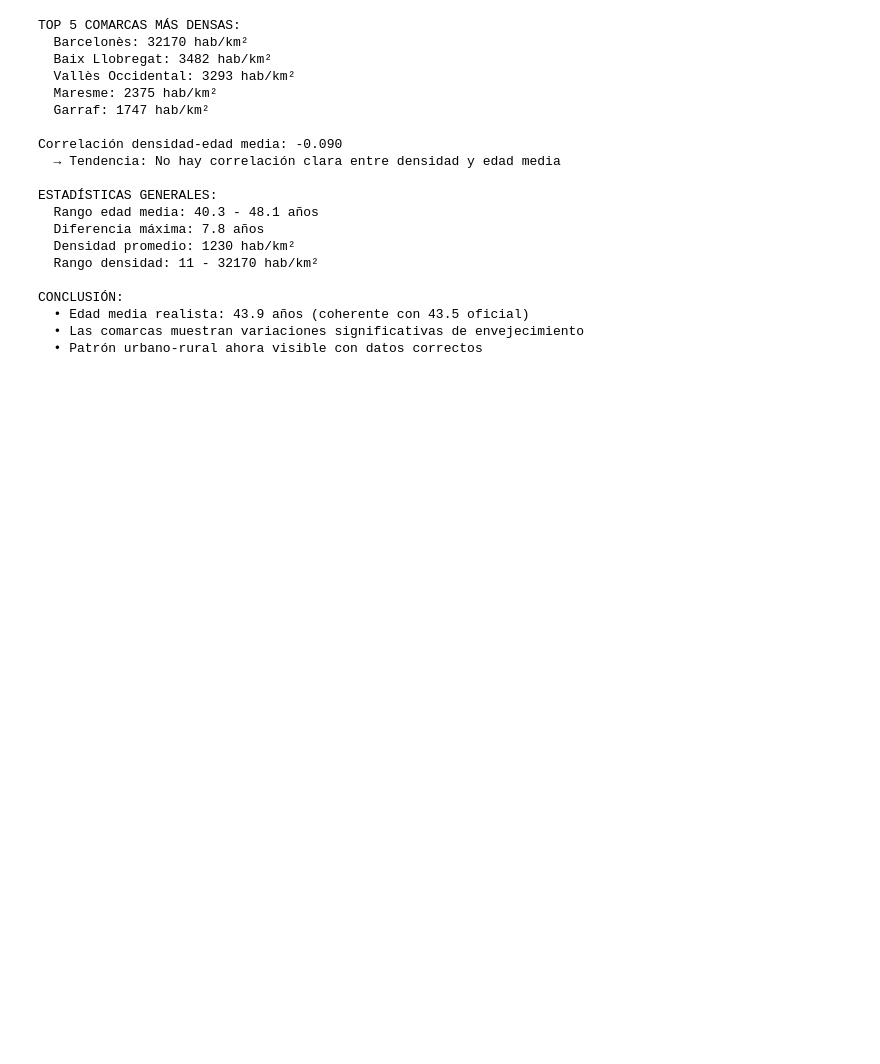
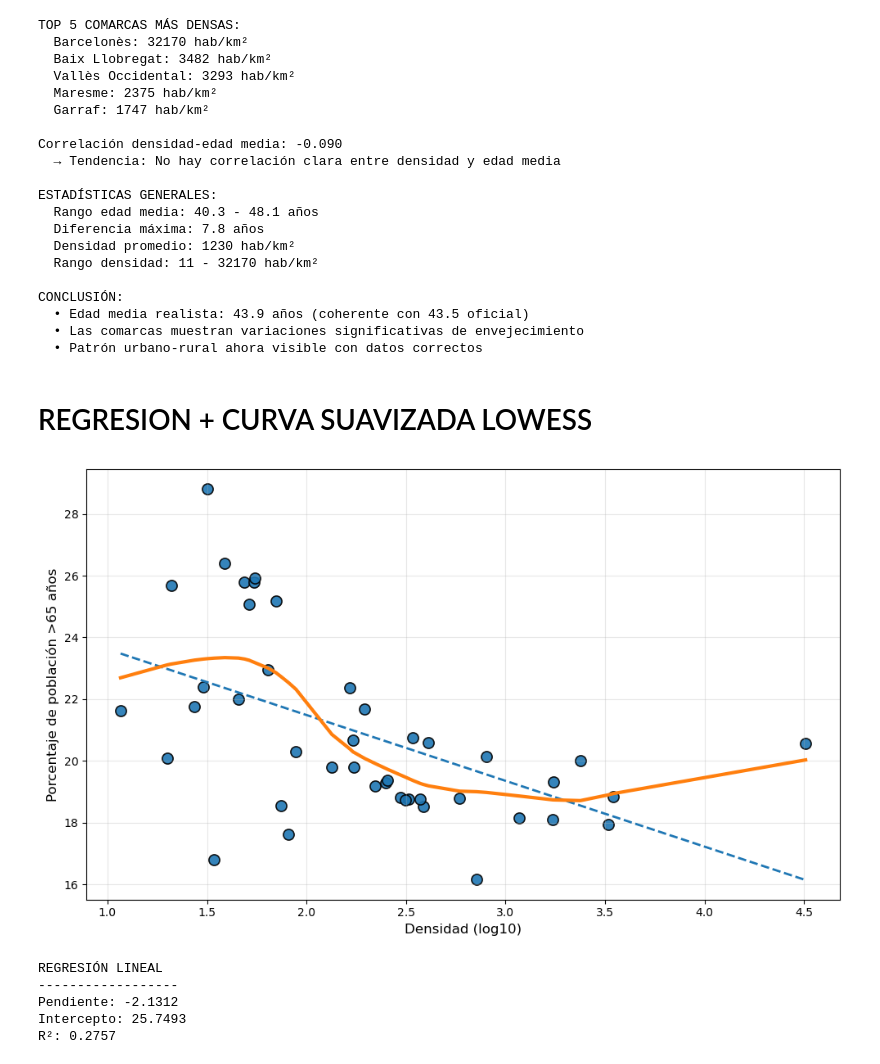
Before and after one commit to alexdeharo269/CatDef, a Jupyter notebook: javierfernandez.ipynb, the cells around one changed output. Saved outputs shown, nothing was run; the diff lists cells and outputs as text; code cells hidden in the pictures; blank space fills up the shorter version.

```diff
--- a/javierfernandez.ipynb
+++ b/javierfernandez.ipynb
@@ -1607,3 +1411,78 @@ CONCLUSIÓN:
   • Edad media realista: 43.9 años (coherente con 43.5 oficial)
   • Las comarcas muestran variaciones significativas de envejecimiento
   • Patrón urbano-rural ahora visible con datos correctos
+# %% [markdown]
+# REGRESION + CURVA SUAVIZADA LOWESS
+# %%
+import numpy as np
+import seaborn as sns
+import matplotlib.pyplot as plt
+from statsmodels.nonparametric.smoothers_lowess import lowess
+
+# ------------------------------
+# Preparar datos
+# ------------------------------
+df_plot = df_panel.copy()
+
+x = df_plot["densidad_log"]
+y = df_plot["porc_mayores_65"]   # VALORES REALES (%)
+
+# ------------------------------
+# Regresión lineal
+# ------------------------------
+coef = np.polyfit(x, y, 1)
+pendiente, intercepto = coef
+
+x_line = np.linspace(x.min(), x.max(), 200)
+y_line = pendiente * x_line + intercepto
+
+# ------------------------------
+# LOESS (suavizado no paramétrico)
+# ------------------------------
+loess_fit = lowess(y, x, frac=0.6)
+x_loess = loess_fit[:, 0]
+y_loess = loess_fit[:, 1]
+
+# ------------------------------
+# Plot
+# ------------------------------
+plt.figure(figsize=(10, 6))
+
+# Puntos
+plt.scatter(x, y, s=90, edgecolor="black", linewidth=1.2, alpha=0.9)
+
+# Regresión lineal
+plt.plot(x_line, y_line, linestyle="--", linewidth=2)
+
+# Curva LOESS
+plt.plot(x_loess, y_loess, linewidth=3)
+
+plt.xlabel("Densidad (log10)", fontsize=12)
+plt.ylabel("Porcentaje de población >65 años", fontsize=12)
+plt.title("", fontsize=14)
+
+plt.grid(True, alpha=0.3)
+plt.tight_layout()
+plt.show()
+
+# ------------------------------
+# Imprimir métricas
+# ------------------------------
+print("REGRESIÓN LINEAL")
+print("------------------")
+print(f"Pendiente: {pendiente:.4f}")
+print(f"Intercepto: {intercepto:.4f}")
+
+# R2
+y_pred = pendiente * x + intercepto
+ss_res = np.sum((y - y_pred)**2)
+ss_tot = np.sum((y - y.mean())**2)
+r2 = 1 - ss_res/ss_tot
+print(f"R²: {r2:.4f}")
+# %% [output]
+[figure, added]
+REGRESIÓN LINEAL
+------------------
+Pendiente: -2.1312
+Intercepto: 25.7493
+R²: 0.2757
```
Also changed, not shown: parts of 7 cells of this notebook, 5 other files.
